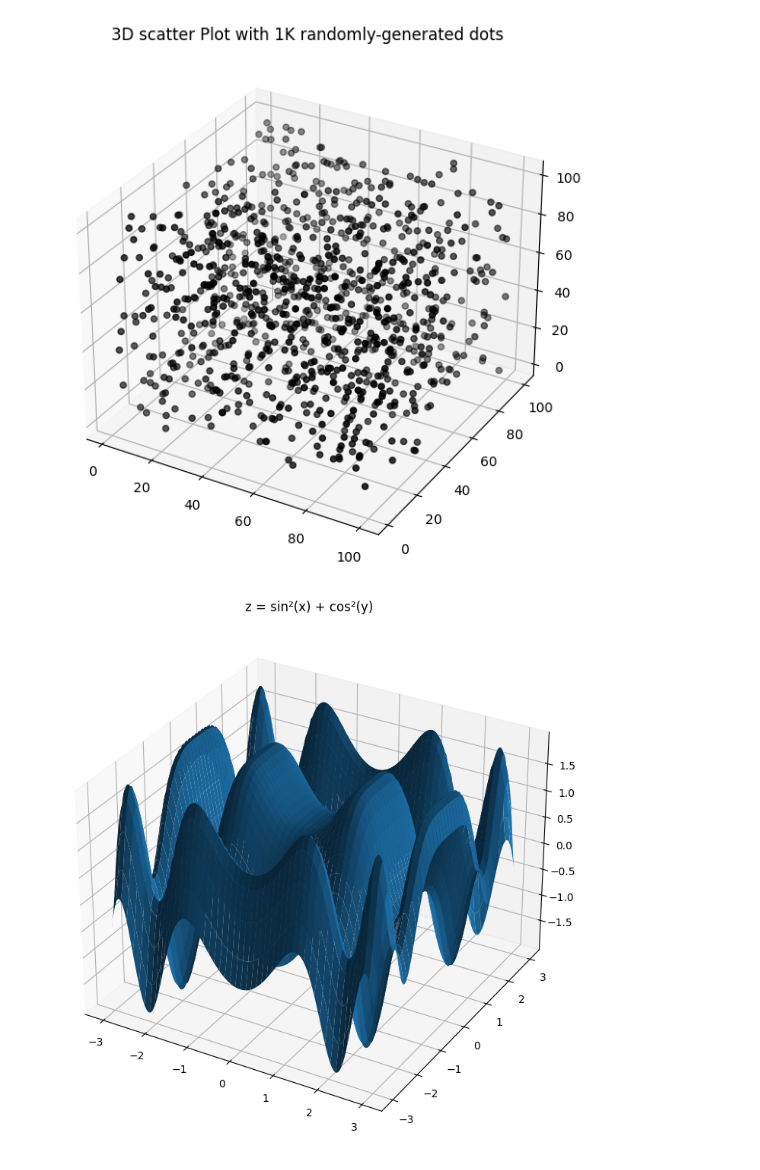
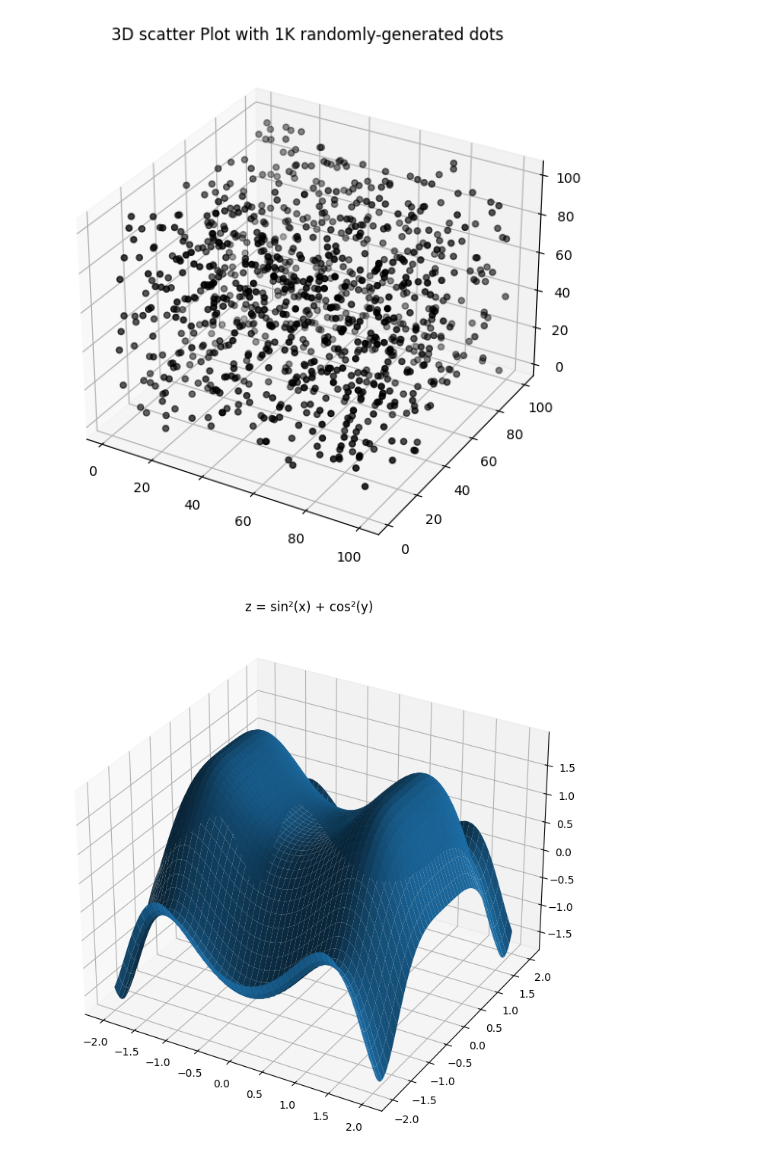
Before and after one commit to KnightChaser/ML-challenge, a Jupyter notebook: python_visualization_cheat_sheet.ipynb, the cells around one changed output. Drawn from its saved outputs; the diff is of its cells as text; code cells hidden in the pictures.

```diff
--- a/python_visualization_cheat_sheet.ipynb
+++ b/python_visualization_cheat_sheet.ipynb
@@ -165,23 +165,23 @@ plt.show()
 # %%
 # 3D PLOT (Probably useful to visualize multivariable/3D functions)
 
 # Import libraries
 from mpl_toolkits import mplot3d
 import numpy as np
 import matplotlib.pyplot as plt
 
 
 # Creating dataset
-x = np.outer(np.linspace(-3, 3, 3200), np.ones(3200))   # "resolution" adjustment
+x = np.outer(np.linspace(-2, 2, 3200), np.ones(3200))   # "resolution" adjustment
 y = x.copy().T                                          # transpose
 z = (np.sin(x ** 2) + np.cos(y ** 2))
 
 fig = plt.figure(figsize =(14, 9))
 ax = plt.axes(projection ='3d')
 
 ax.plot_surface(x, y, z)
 
 plt.title("z = sin²(x) + cos²(y)")
 plt.show()
 # %% [output]
-[figure, old version]
+[figure, new version]
```
Also changed, not shown: 1 other file.
